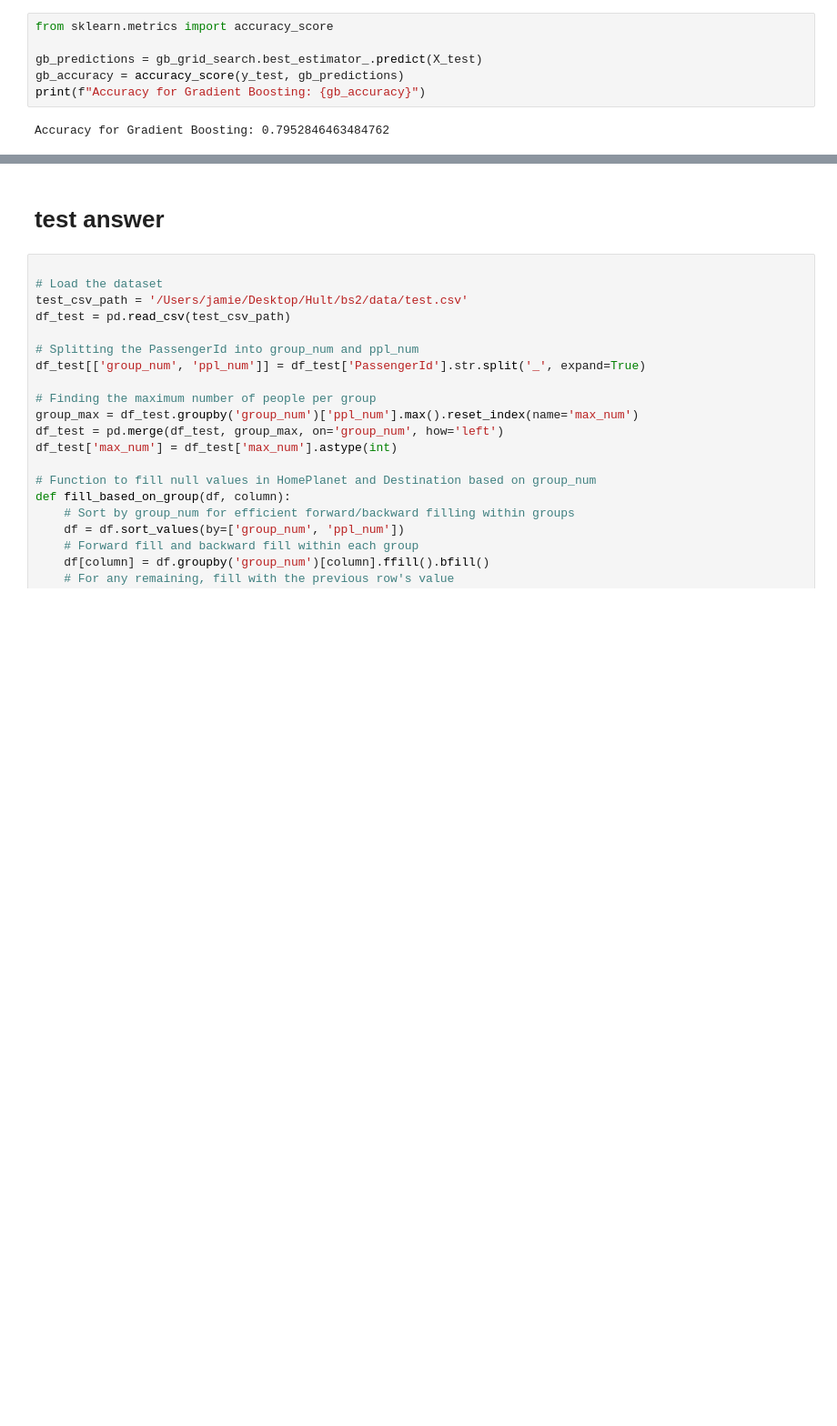
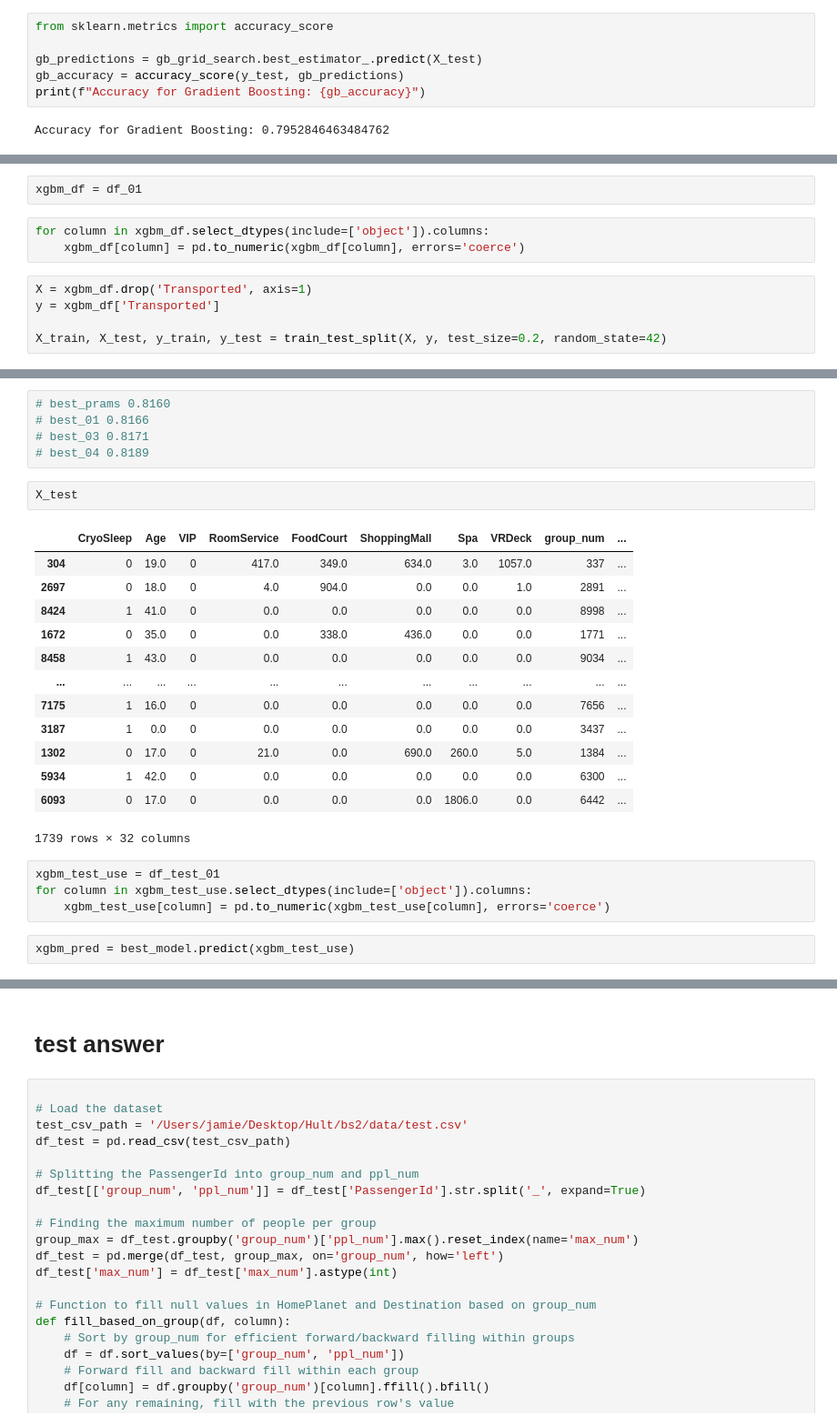
Before and after one commit to jamie1016jamie1016/spaceship, a Jupyter notebook: model_champion.ipynb, the cells around one changed output, grey strips where cells are left out. Shown at 91% size. Saved outputs shown, nothing was run; the diff lists cells and outputs as text; blank space fills up the shorter version.

```diff
--- a/model_champion.ipynb
+++ b/model_champion.ipynb
@@ -413,0 +416,10 @@ Accuracy for Gradient Boosting: 0.7952846463484762
+# %%
+xgbm_df = df_01
+# %%
+for column in xgbm_df.select_dtypes(include=['object']).columns:
+    xgbm_df[column] = pd.to_numeric(xgbm_df[column], errors='coerce')
+# %%
+X = xgbm_df.drop('Transported', axis=1)
+y = xgbm_df['Transported']
+
+X_train, X_test, y_train, y_test = train_test_split(X, y, test_size=0.2, random_state=42)
@@ -413,0 +530,27 @@ Accuracy for Gradient Boosting: 0.7952846463484762
+# %%
+# best_prams 0.8160
+# best_01 0.8166
+# best_03 0.8171
+# best_04 0.8189
+# %%
+X_test
+# %% [output]
+|  | CryoSleep | Age | VIP | RoomService | FoodCourt | ShoppingMall | Spa | VRDeck | group_num | ... |
+| 304 | 0 | 19.0 | 0 | 417.0 | 349.0 | 634.0 | 3.0 | 1057.0 | 337 | ... |
+| 2697 | 0 | 18.0 | 0 | 4.0 | 904.0 | 0.0 | 0.0 | 1.0 | 2891 | ... |
+| 8424 | 1 | 41.0 | 0 | 0.0 | 0.0 | 0.0 | 0.0 | 0.0 | 8998 | ... |
+| 1672 | 0 | 35.0 | 0 | 0.0 | 338.0 | 436.0 | 0.0 | 0.0 | 1771 | ... |
+| 8458 | 1 | 43.0 | 0 | 0.0 | 0.0 | 0.0 | 0.0 | 0.0 | 9034 | ... |
+| ... | ... | ... | ... | ... | ... | ... | ... | ... | ... | ... |
+| 7175 | 1 | 16.0 | 0 | 0.0 | 0.0 | 0.0 | 0.0 | 0.0 | 7656 | ... |
+| 3187 | 1 | 0.0 | 0 | 0.0 | 0.0 | 0.0 | 0.0 | 0.0 | 3437 | ... |
+| 1302 | 0 | 17.0 | 0 | 21.0 | 0.0 | 690.0 | 260.0 | 5.0 | 1384 | ... |
+| 5934 | 1 | 42.0 | 0 | 0.0 | 0.0 | 0.0 | 0.0 | 0.0 | 6300 | ... |
+| 6093 | 0 | 17.0 | 0 | 0.0 | 0.0 | 0.0 | 1806.0 | 0.0 | 6442 | ... |
+1739 rows × 32 columns
+# %%
+xgbm_test_use = df_test_01
+for column in xgbm_test_use.select_dtypes(include=['object']).columns:
+    xgbm_test_use[column] = pd.to_numeric(xgbm_test_use[column], errors='coerce')
+# %%
+xgbm_pred = best_model.predict(xgbm_test_use)
```
Also changed, not shown: parts of 9 cells of this notebook, 2 other files.
